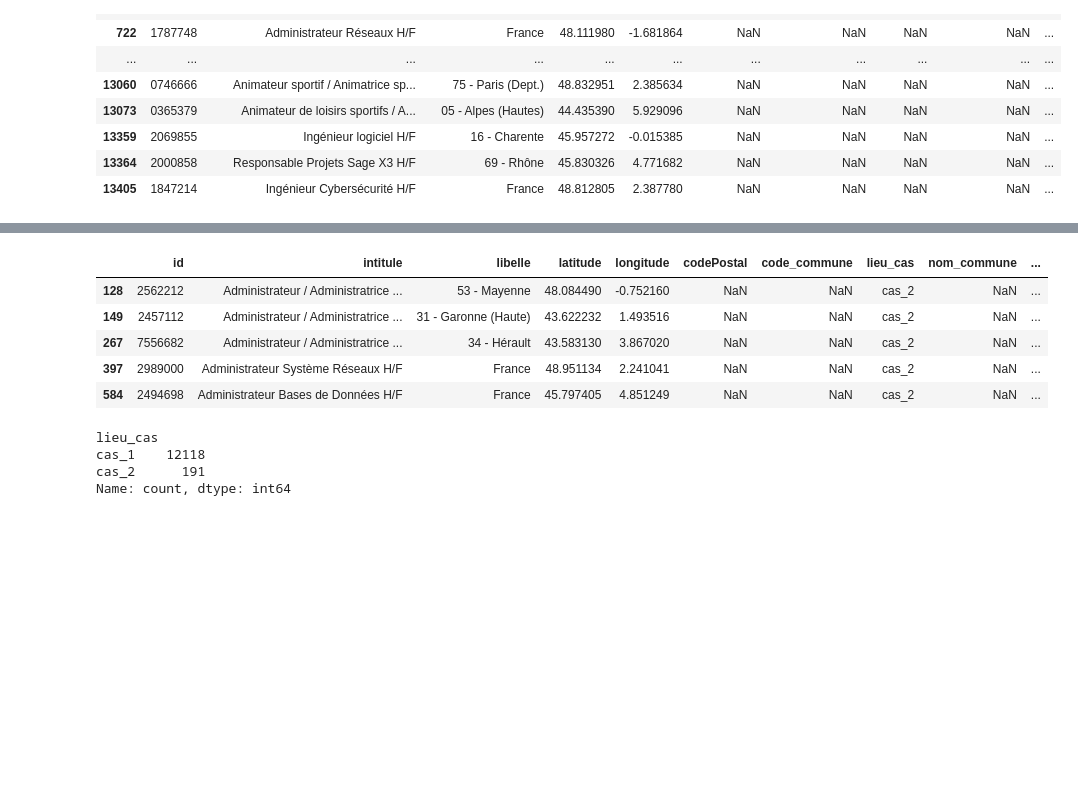
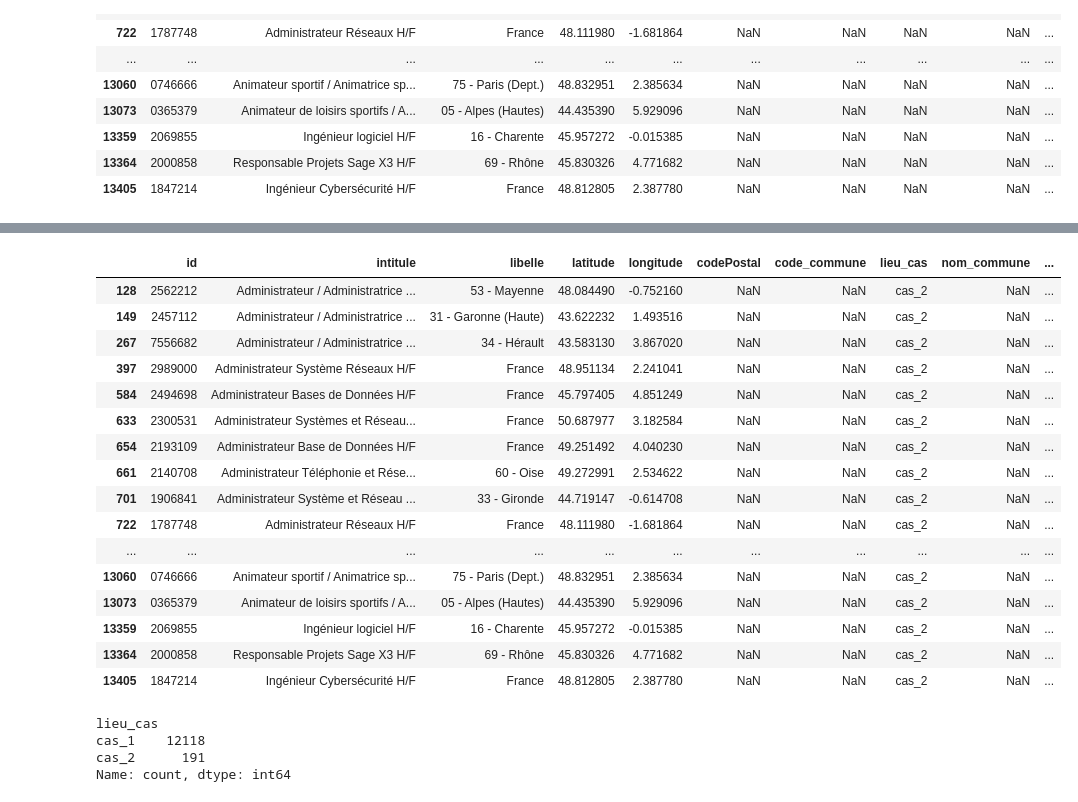
Before and after one commit to vimchun/Job-Market-in-France, a Jupyter notebook: notebooks/add_location_attributes.ipynb, the cells around one changed output, grey strips where cells are left out. Saved outputs shown, nothing was run; the diff lists cells and outputs as text; code cells hidden in the pictures; blank space fills up the shorter version.

Commit message:
notebook: début récup infos avec les coordonnées gps

```diff
--- a/notebooks/add_location_attributes.ipynb
+++ b/notebooks/add_location_attributes.ipynb
@@ -172,6 +172,10 @@ df_lieu[~df_lieu.lieu_cas.isin(["cas_1"])  # != cas_1
 | 13359 | 2069855 | Ingénieur logiciel H/F | 16 - Charente | 45.957272 | -0.015385 | NaN | NaN | NaN | NaN | ... |
 | 13364 | 2000858 | Responsable Projets Sage X3 H/F | 69 - Rhône | 45.830326 | 4.771682 | NaN | NaN | NaN | NaN | ... |
 | 13405 | 1847214 | Ingénieur Cybersécurité H/F | France | 48.812805 | 2.387780 | NaN | NaN | NaN | NaN | ... |
+# %%
+from geopy.geocoders import Nominatim
+
+geolocator = Nominatim(user_agent="my_geopy_app")
 # %%
 latitude_min = 42.3328  # Sud
 latitude_max = 51.0892  # Nord
@@ -193,6 +197,24 @@ def check_and_swap(row):
     else:
         row["lieu_cas"] = "cas_2_coords_gps_hors_FR"
 
+    try:
+        """
+        Ce morceau de code est long car la lib fait des requêtes...
+        Pour info, 5 minutes pour 191 offres
+        La lib geopy permet de récupérer le code postal (pas le code commune).
+        Donc on récupère le code postal ici, puis on récupèrera le code commune ensuite pour avoir la ville, le département et la région.
+        """
+        location = geolocator.reverse((row["latitude"], row["longitude"]), language="fr", exactly_one=True)
+        if location:
+            address = location.raw.get("address", {})
+            zipcode = address.get("postcode", "Inconnu")
+            row["nom_ville"] = zipcode
+        else:
+            row["nom_ville"] = "Inconnu"
+    except Exception as e:
+        row["nom_ville"] = "Erreur geocodage"
+        print(f"Erreur pour les coordonnées ({row['latitude']}, {row['longitude']}): {e}")
+
     return row
 # %%
 cas_2 = df_lieu[~df_lieu.lieu_cas.isin(["cas_1"])  # != cas_1
@@ -206,12 +223,23 @@ cas_2[cas_2.nom_ville == "toto"]
 # %%
-cas_2.head()
+cas_2
 # %% [output]
 |  | id | intitule | libelle | latitude | longitude | codePostal | code_commune | lieu_cas | nom_commune | ... |
 | 128 | 2562212 | Administrateur / Administratrice ... | 53 - Mayenne | 48.084490 | -0.752160 | NaN | NaN | cas_2 | NaN | ... |
 | 149 | 2457112 | Administrateur / Administratrice ... | 31 - Garonne (Haute) | 43.622232 | 1.493516 | NaN | NaN | cas_2 | NaN | ... |
 | 267 | 7556682 | Administrateur / Administratrice ... | 34 - Hérault | 43.583130 | 3.867020 | NaN | NaN | cas_2 | NaN | ... |
 | 397 | 2989000 | Administrateur Système Réseaux H/F | France | 48.951134 | 2.241041 | NaN | NaN | cas_2 | NaN | ... |
 | 584 | 2494698 | Administrateur Bases de Données H/F | France | 45.797405 | 4.851249 | NaN | NaN | cas_2 | NaN | ... |
+| 633 | 2300531 | Administrateur Systèmes et Réseau... | France | 50.687977 | 3.182584 | NaN | NaN | cas_2 | NaN | ... |
+| 654 | 2193109 | Administrateur Base de Données H/F | France | 49.251492 | 4.040230 | NaN | NaN | cas_2 | NaN | ... |
+| 661 | 2140708 | Administrateur Téléphonie et Rése... | 60 - Oise | 49.272991 | 2.534622 | NaN | NaN | cas_2 | NaN | ... |
+| 701 | 1906841 | Administrateur Système et Réseau ... | 33 - Gironde | 44.719147 | -0.614708 | NaN | NaN | cas_2 | NaN | ... |
+| 722 | 1787748 | Administrateur Réseaux H/F | France | 48.111980 | -1.681864 | NaN | NaN | cas_2 | NaN | ... |
+| ... | ... | ... | ... | ... | ... | ... | ... | ... | ... | ... |
+| 13060 | 0746666 | Animateur sportif / Animatrice sp... | 75 - Paris (Dept.) | 48.832951 | 2.385634 | NaN | NaN | cas_2 | NaN | ... |
+| 13073 | 0365379 | Animateur de loisirs sportifs / A... | 05 - Alpes (Hautes) | 44.435390 | 5.929096 | NaN | NaN | cas_2 | NaN | ... |
+| 13359 | 2069855 | Ingénieur logiciel H/F | 16 - Charente | 45.957272 | -0.015385 | NaN | NaN | cas_2 | NaN | ... |
+| 13364 | 2000858 | Responsable Projets Sage X3 H/F | 69 - Rhône | 45.830326 | 4.771682 | NaN | NaN | cas_2 | NaN | ... |
+| 13405 | 1847214 | Ingénieur Cybersécurité H/F | France | 48.812805 | 2.387780 | NaN | NaN | cas_2 | NaN | ... |
 # %%
 # On met à jour df_lieu avec les valeurs de latitude/longitude (car certaines offres ont vu ces valeurs s'inverser), et la valeur de lieu_cas
 df_lieu.update(cas_2)
```
Also changed, not shown: parts of 1 cell of this notebook, 3 other files.
